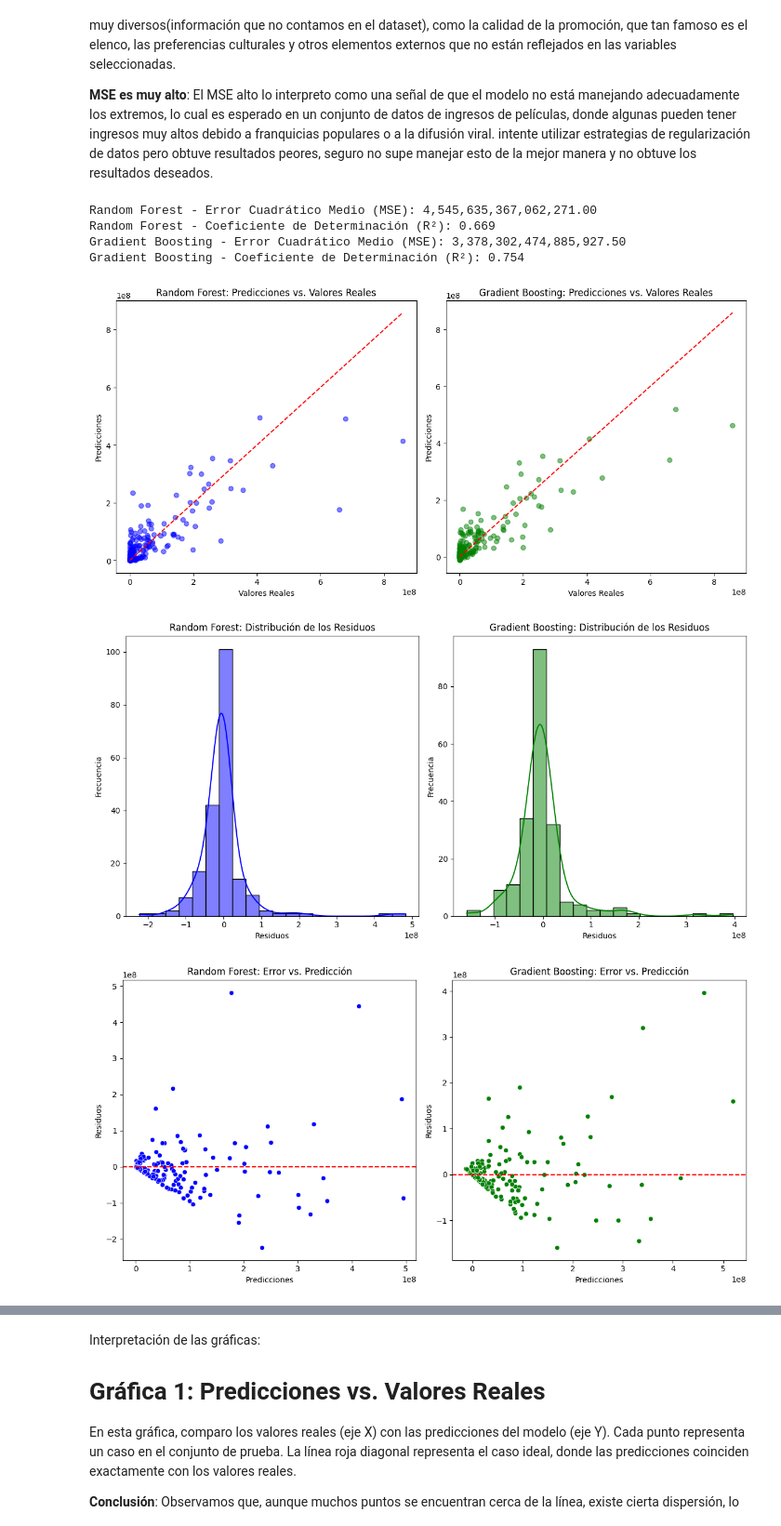
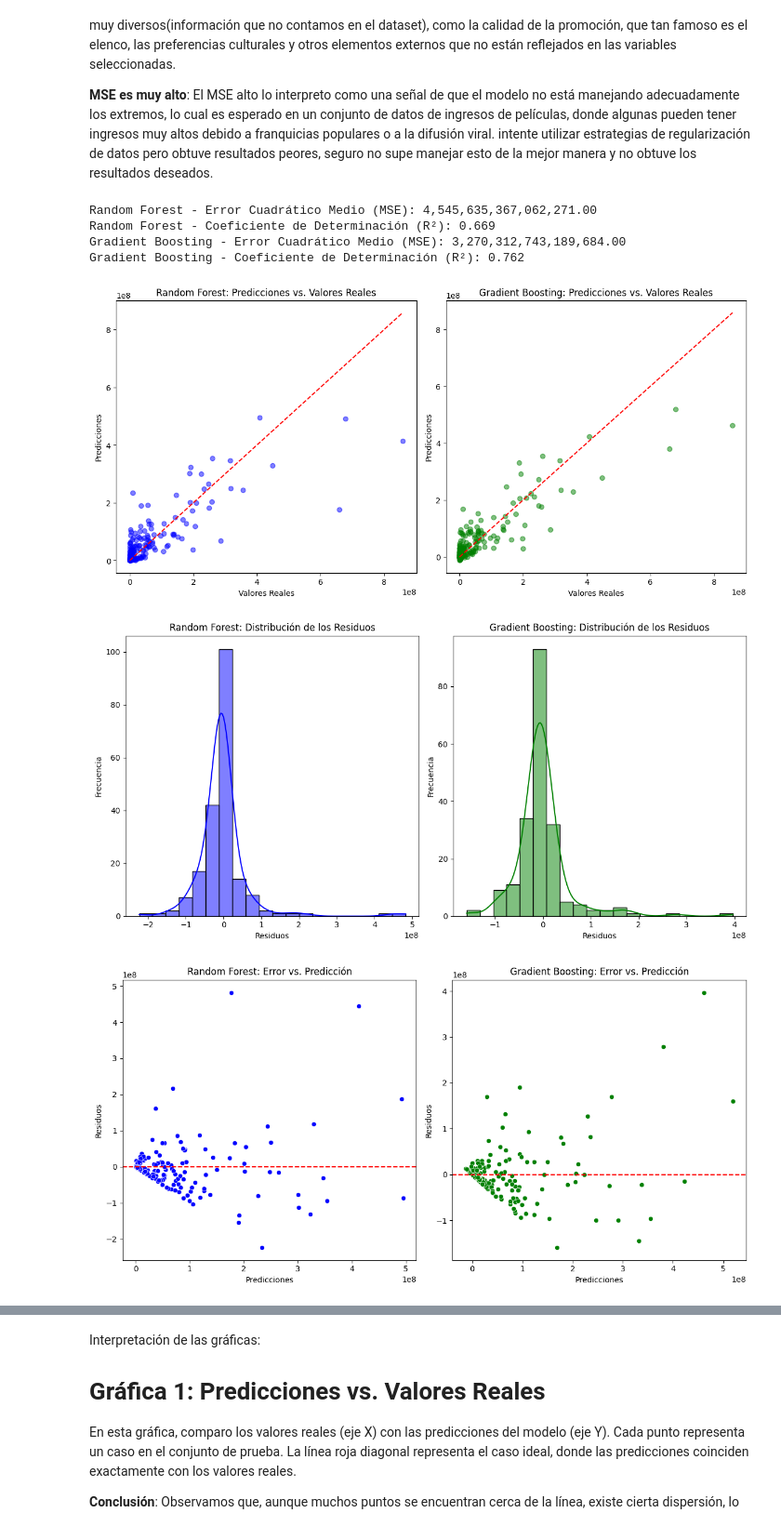
Before and after one commit to GomezSanti/Proyecto_DS_Santiago_G-mez, a Jupyter notebook: Proyecto_Parte_III_Santiago_Gómez.ipynb, the cells around one changed output, grey strips where cells are left out. Shown at 93% size. Cells and saved outputs as stored; diff of their text form; code cells hidden in the pictures.

```diff
--- a/Proyecto_Parte_III_Santiago_Gómez.ipynb
+++ b/Proyecto_Parte_III_Santiago_Gómez.ipynb
@@ -424,15 +424,17 @@ r2_rf = r2_score(y_test, y_pred_rf)
 
 # Preprocesamiento para reemplazar valores faltantes
 imputer = SimpleImputer(strategy='most_frequent')  # Hice pruebas utilizando 'mean', 'median', 'most_frequent'... y opté usar este último que fue el que me dió mejores resultados
-X_train_imputed = imputer.fit_transform(X_train)
-X_test_imputed = imputer.transform(X_test)
+
+# Transforma X_train y X_test y mantiene el DataFrame
+X_train_imputed = pd.DataFrame(imputer.fit_transform(X_train), columns=X.columns)
+X_test_imputed = pd.DataFrame(imputer.transform(X_test), columns=X.columns)
 
 # Entrenamiento del modelo Gradient Boosting
 gb = GradientBoostingRegressor()
 gb.fit(X_train_imputed, y_train)
 
 # Predicciones con Gradient Boosting
-y_pred_gb = gb.predict(X_test)
+y_pred_gb = gb.predict(X_test_imputed)
 
 # Evaluación del modelo Gradient Boosting
 mse_gb = mean_squared_error(y_test, y_pred_gb)
@@ -497,35 +499,35 @@ plt.ylabel("Residuos")
 
 plt.subplot(1, 2, 2)
 sns.scatterplot(x=y_pred_gb, y=residuals_gb, color='green')
 plt.axhline(0, color='red', linestyle='--')
 plt.title("Gradient Boosting: Error vs. Predicción")
 plt.xlabel("Predicciones")
 plt.ylabel("Residuos")
 plt.tight_layout()
 plt.show()
 
 # Q-Q Plot para verificar la normalidad de los residuos
 
 plt.figure(figsize=(12, 6))
 
 # Q-Q Plot para Random Forest
 plt.subplot(1, 2, 1)
 stats.probplot(residuals_rf, dist="norm", plot=plt)
 plt.title("Q-Q Plot - Random Forest")
 
 # Q-Q Plot para Gradient Boosting con puntos verdes
 plt.subplot(1, 2, 2)
 stats.probplot(residuals_gb, dist="norm", plot=plt)
 
 plt.title("Q-Q Plot - Gradient Boosting")
 
 plt.tight_layout()
 plt.show()
 # %% [output]
 Random Forest - Error Cuadrático Medio (MSE): 4,545,635,367,062,271.00
 Random Forest - Coeficiente de Determinación (R²): 0.669
-Gradient Boosting - Error Cuadrático Medio (MSE): 3,378,302,474,885,927.50
-Gradient Boosting - Coeficiente de Determinación (R²): 0.754
+Gradient Boosting - Error Cuadrático Medio (MSE): 3,270,312,743,189,684.00
+Gradient Boosting - Coeficiente de Determinación (R²): 0.762
-[figure, old version]
+[figure, new version]
 [figure]
-[figure, old version]
+[figure, new version]
```
Also changed, not shown: parts of 1 cell of this notebook.
